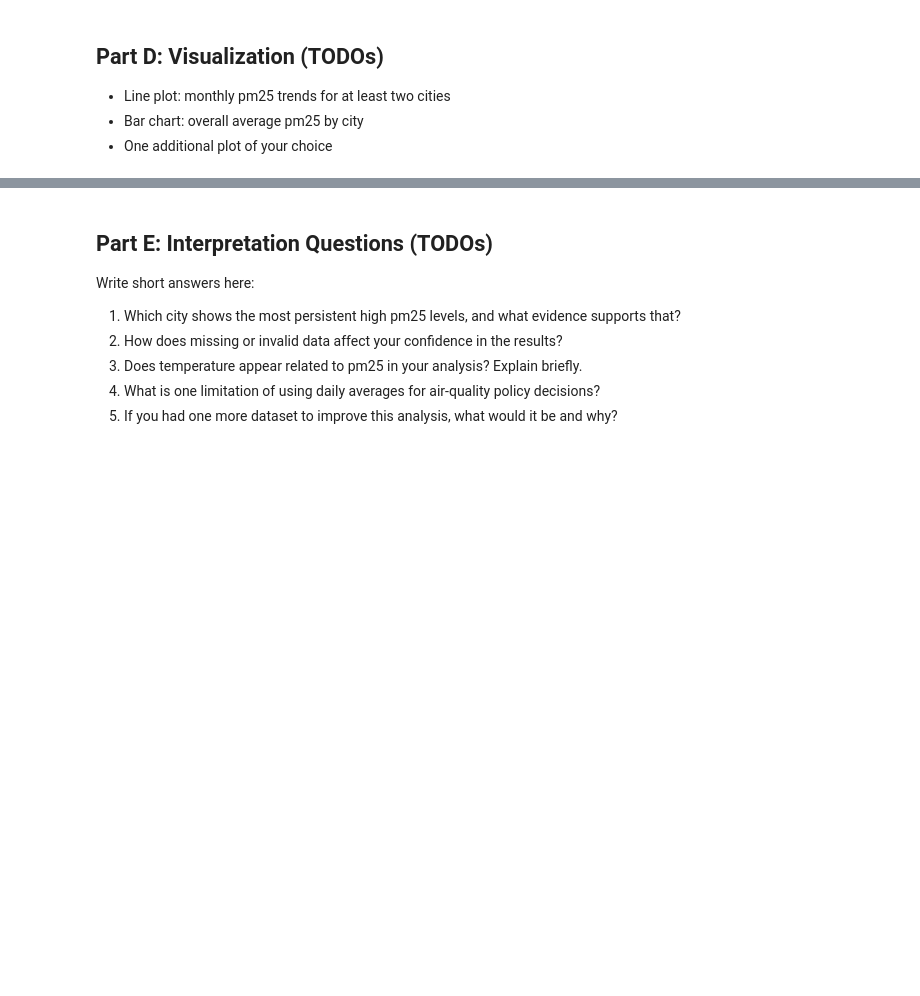
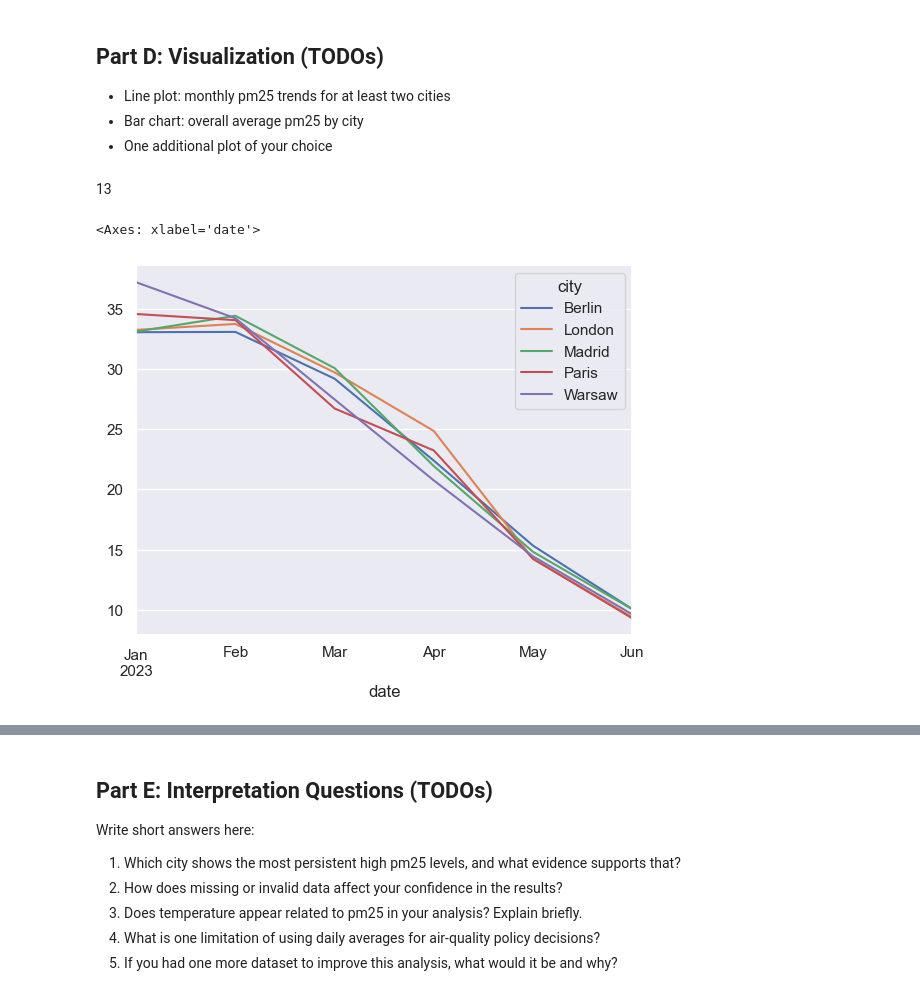
Before and after one commit to Manheim666/ironhack-ai-engineering, a Jupyter notebook: module-1/m1-09-assessment/m1-09-assessment.ipynb, the cells around one changed output, grey strips where cells are left out. Cells and saved outputs as stored; diff of their text form; code cells hidden in the pictures; blank space fills up the shorter version.

Commit message:
Solve m1-09 assessment

```diff
--- a/module-1/m1-09-assessment/m1-09-assessment.ipynb
+++ b/module-1/m1-09-assessment/m1-09-assessment.ipynb
@@ -34,0 +37,3 @@ pd.set_option("display.max_columns", None)
+# %%
+df = pd.read_csv("m1-09-assessment.csv", parse_dates=["date"])
+df = df.set_index("date")
@@ -34,0 +83,3 @@ pd.set_option("display.max_columns", None)
+# %%
+df.pm25 = pd.to_numeric(df.pm25, errors='coerce')
+df.info()
@@ -34,0 +100,6 @@ pd.set_option("display.max_columns", None)
+# %%
+df['pm25_rolled'] = df.groupby('city')['pm25'].transform(lambda x: x.rolling(window=3, min_periods=1).mean())
+df['pm25_filled'] = df['pm25'].fillna(df['pm25_rolled'])
+df['pm25_filled'] = df['pm25_filled'].fillna(method='bfill').fillna(method='ffill')
+df.drop(columns= ['pm25_rolled'], inplace=True)
+df['pm25_filled'].isna().sum()
@@ -70,3 +310,12 @@ pd.set_option("display.max_columns", None)
 # plt.plot(...)
 # plt.bar(...)
 # plt.show()
+# %% [markdown]
+13
+# %%
+my_plot = df.groupby('city')['pm25'].resample(
+            'ME').mean().unstack(0).plot(legend=True)
+my_plot
+# %% [output]
+<Axes: xlabel='date'>
+[figure, added]
```
Also changed, not shown: parts of 35 cells of this notebook.
